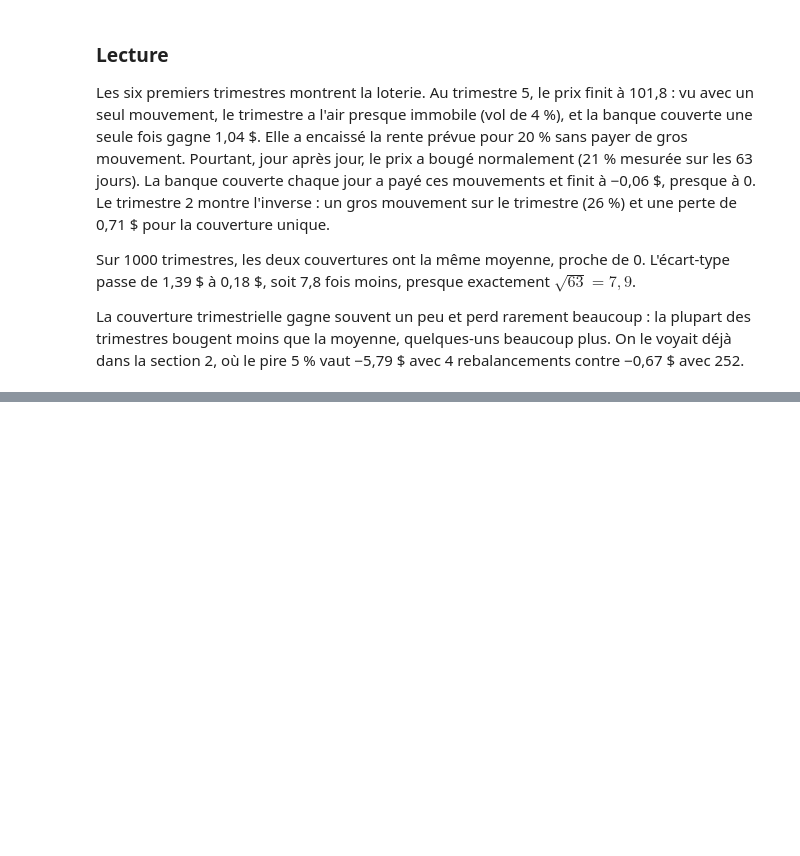
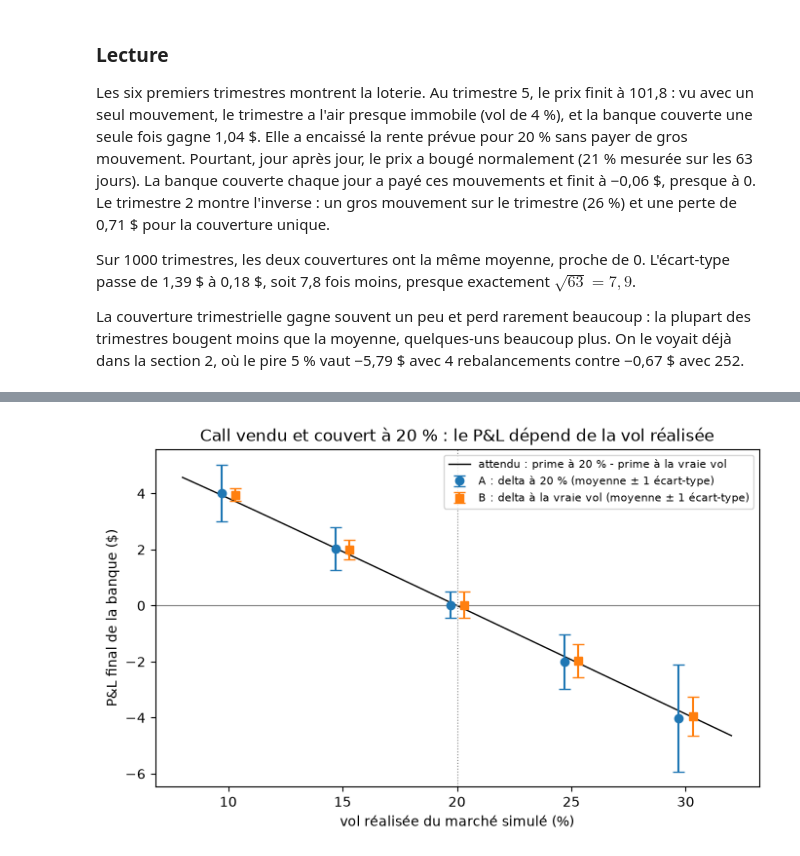
Before and after one commit to Maxence-Latreuille/spread-option-pricing, a Jupyter notebook: notebooks/01_hedging_simulation.ipynb, the cells around one changed output, grey strips where cells are left out. Saved outputs shown, nothing was run; the diff lists cells and outputs as text; code cells hidden in the pictures; blank space fills up the shorter version.

```diff
--- a/notebooks/01_hedging_simulation.ipynb
+++ b/notebooks/01_hedging_simulation.ipynb
@@ -162,0 +465,16 @@ La couverture trimestrielle gagne souvent un peu et perd rarement beaucoup : la
+# %%
+vols_real = [0.10, 0.15, 0.20, 0.25, 0.30] # true volatility of the simulated market
+obs_times = np.linspace(0, T, 253) # daily rebalancing
+pnl_A, pnl_B, theory = {}, {}, {}
+for s_real in vols_real:
+    paths = simulate_gbm_paths(S0, r, s_real, obs_times, n_paths=500) # the market moves at s_real
+    # A: delta with the model vol (20%), as the bank does
+    pnl_A[s_real] = delta_hedge_pnl(paths, T, r, price0, delta_fn, payoff_fn)
+    # B: same premium, but delta with the true vol
+    delta_true = lambda S, time_left: bs_delta(S, K, time_left, r, s_real)
+    pnl_B[s_real] = delta_hedge_pnl(paths, T, r, price0, delta_true, payoff_fn)
+    theory[s_real] = price0 - bs_call(S0, K, T, r, s_real) # premium received - "fair" premium
+    print(f"vol réalisée {s_real:4.0%} | attendu {theory[s_real]:+.2f} $ "
+          f"| A (delta 20 %) : moyenne {pnl_A[s_real].mean():+.2f}, écart-type {pnl_A[s_real].std():.2f}, "
+          f"pire 5 % {np.quantile(pnl_A[s_real], 0.05):+.2f} "
+          f"| B (delta vraie vol) : moyenne {pnl_B[s_real].mean():+.2f}, écart-type {pnl_B[s_real].std():.2f}")
@@ -162,0 +487,19 @@ La couverture trimestrielle gagne souvent un peu et perd rarement beaucoup : la
+# %%
+x = np.array(vols_real) * 100 # in %
+grid = np.linspace(0.08, 0.32, 100)
+fig, ax = plt.subplots(figsize=(8, 4.5))
+ax.plot(grid * 100, [price0 - bs_call(S0, K, T, r, s) for s in grid], color="black", linewidth=1,
+        label="attendu : prime à 20 % - prime à la vraie vol")
+ax.errorbar(x - 0.3, [pnl_A[s].mean() for s in vols_real], yerr=[pnl_A[s].std() for s in vols_real],
+            fmt="o", capsize=4, label="A : delta à 20 % (moyenne ± 1 écart-type)") # shifted left
+ax.errorbar(x + 0.3, [pnl_B[s].mean() for s in vols_real], yerr=[pnl_B[s].std() for s in vols_real],
+            fmt="s", capsize=4, label="B : delta à la vraie vol (moyenne ± 1 écart-type)") # shifted right
+ax.axhline(0, color="gray", linewidth=0.8)
+ax.axvline(20, color="gray", linestyle=":", linewidth=0.8) # the model vol
+ax.set_xlabel("vol réalisée du marché simulé (%)")
+ax.set_ylabel("P&L final de la banque ($)")
+ax.set_title("Call vendu et couvert à 20 % : le P&L dépend de la vol réalisée")
+ax.legend(fontsize=8)
+plt.show()
+# %% [output]
+[figure, added]
```
Also changed, not shown: parts of 16 cells of this notebook, 1 other file.
